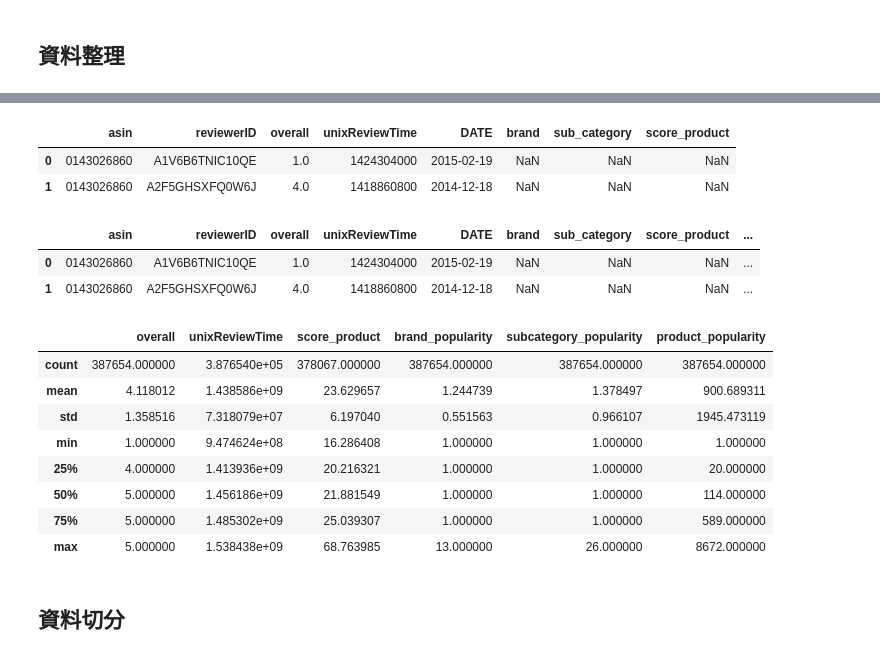
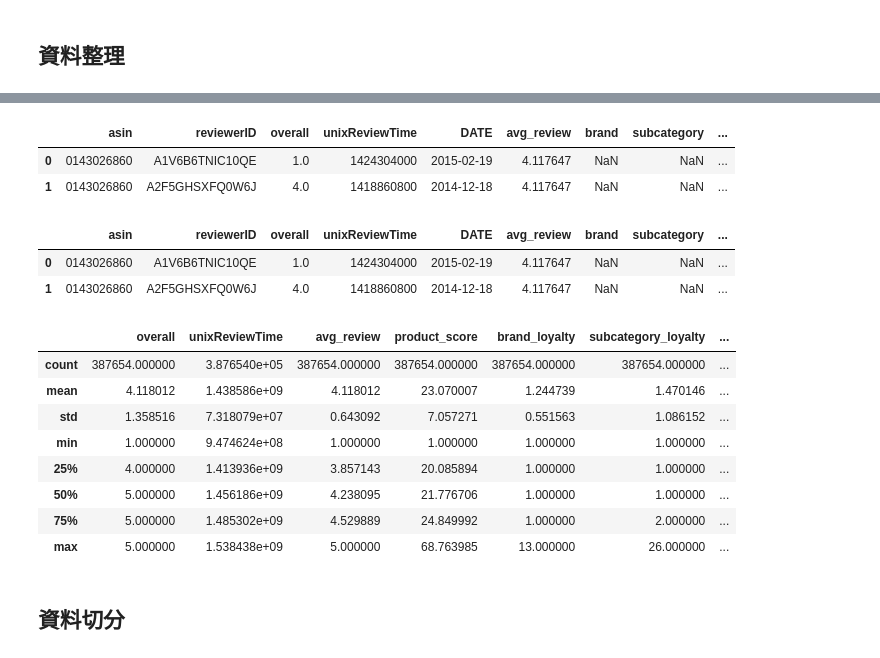
Before and after one commit to pearlpeiwenhuang/data-course-sample, a Jupyter notebook: sample.ipynb, the cells around one changed output, grey strips where cells are left out. Saved outputs shown, nothing was run; the diff lists cells and outputs as text; code cells hidden in the pictures.

```diff
--- a/sample.ipynb
+++ b/sample.ipynb
@@ -129,15 +130,27 @@ metadata = metadata.select(
                 , col("details.Shipping Advisory:").alias("shipping_advisory")
                 , col("details.Shipping Weight:").alias("shipping_weight")
                 )
+# %%
+metadata = metadata.select(col("*"), when(col("sub_category") == 'Beauty & Personal Care ', 'Beauty & Personal Care')
+                  .when(col("sub_category") == 'Beauty & Personal Care See Top 100', 'Beauty & Personal Care')
+                  .when(col("sub_category") == 'Beauty & Personal Care See top 100', 'Beauty & Personal Care')
+                  .when(col("sub_category") == 'Beauty &amp Personal Care ', 'Beauty & Personal Care')
+                  .when(col("sub_category") == 'Grocery & Gourmet Food ', 'Grocery & Gourmet Food')
+                  .when(col("sub_category") == 'Grocery & Gourmet Food See Top 100', 'Grocery & Gourmet Food')
+                  .when(col("sub_category") == 'Grocery &amp Gourmet Food ', 'Grocery & Gourmet Food')
+                  .when(col("sub_category") == 'Health & Household ', 'Health & Household')
+                  .when(col("sub_category") == 'Health &amp Household ', 'Health & Household')
+                  .when(col("sub_category").isNull(), 'no Category')
+                  .otherwise(col("sub_category")).alias("subcategory"))
 # %%
 # if the info on below variables are not null, then sum as 1
 # log10 rank by sub_category and multiply 100 as score
 metadata_scored = metadata.withColumn('score_if', func.sum(col("if_title")+col("if_feature")+col("if_description")+col("if_imageURL") \
                                       +col("if_imageURLHighRes")+col("if_tech1")+col("if_batteries") \
                                       +col("if_discountedByManufacturer")).over(Window.partitionBy("asin"))) \
-                   .withColumn('score_rank', (100 / func.log10(col("rank_sub_category"))).alias("score_rank")) \
-                   .withColumn('score_product', col("score_if") + col("score_rank"))
-metadata_selected = metadata_scored.select("asin", "brand", "sub_category", "score_product")
+                          .withColumn('score_rank', (100 / func.log10(col("rank_sub_category"))).alias("score_rank")) \
+                          .withColumn('product_score', col("score_if") + col("score_rank"))
+metadata_selected = metadata_scored.select("asin", "brand", "subcategory", "product_score")
 # %%
 # metadata.stat.corr("rank_sub_category", "score_if")
 # metadata_scored.summary().show(10, False)
@@ -159,38 +172,40 @@ metadata_selected.summary().show(10, False)
 metadata_pd = metadata_selected.toPandas()
 # %%
 ratings['DATE'] = pd.to_datetime(ratings['unixReviewTime'], unit='s')
+ratings['avg_review'] = ratings.groupby(['asin'])['overall'].transform('mean')
 # ratings = ratings.select("asin", "reviewerID", col("overall").cast(DoubleType()).alias("overall")
 #               , func.from_unixtime("unixReviewTime","yyyy-MM-dd HH:mm:ss").alias("timestamp"))
 # %%
 ratings_metadata = pd.merge(ratings,metadata_pd,on='asin',how='left')
 ratings_metadata.head(2)
 # %% [output]
-|  | asin | reviewerID | overall | unixReviewTime | DATE | brand | sub_category | score_product |
-| 0 | 0143026860 | A1V6B6TNIC10QE | 1.0 | 1424304000 | 2015-02-19 | NaN | NaN | NaN |
-| 1 | 0143026860 | A2F5GHSXFQ0W6J | 4.0 | 1418860800 | 2014-12-18 | NaN | NaN | NaN |
+|  | asin | reviewerID | overall | unixReviewTime | DATE | avg_review | brand | subcategory | ... |
+| 0 | 0143026860 | A1V6B6TNIC10QE | 1.0 | 1424304000 | 2015-02-19 | 4.117647 | NaN | NaN | ... |
+| 1 | 0143026860 | A2F5GHSXFQ0W6J | 4.0 | 1418860800 | 2014-12-18 | 4.117647 | NaN | NaN | ... |
 # %%
-ratings_metadata['brand_popularity'] = ratings_metadata.groupby(["reviewerID", "brand"])["asin"].transform('count')
-ratings_metadata['brand_popularity'].fillna(1, inplace=True)
-ratings_metadata['subcategory_popularity'] = ratings_metadata.groupby(["reviewerID", "sub_category"])["asin"].transform('count')
-ratings_metadata['subcategory_popularity'].fillna(1, inplace=True)
+ratings_metadata['brand_loyalty'] = ratings_metadata.groupby(["reviewerID", "brand"])["asin"].transform('count')
+ratings_metadata['brand_loyalty'].fillna(1, inplace=True)
+ratings_metadata['subcategory_loyalty'] = ratings_metadata.groupby(["reviewerID", "subcategory"])["asin"].transform('count')
+ratings_metadata['subcategory_loyalty'].fillna(1, inplace=True)
 ratings_metadata['product_popularity'] = ratings_metadata.groupby(["asin"])["reviewerID"].transform('count')
+ratings_metadata['product_score'].fillna(1, inplace=True)
 ratings_metadata.head(2)
 # %% [output]
-|  | asin | reviewerID | overall | unixReviewTime | DATE | brand | sub_category | score_product | ... |
-| 0 | 0143026860 | A1V6B6TNIC10QE | 1.0 | 1424304000 | 2015-02-19 | NaN | NaN | NaN | ... |
-| 1 | 0143026860 | A2F5GHSXFQ0W6J | 4.0 | 1418860800 | 2014-12-18 | NaN | NaN | NaN | ... |
+|  | asin | reviewerID | overall | unixReviewTime | DATE | avg_review | brand | subcategory | ... |
+| 0 | 0143026860 | A1V6B6TNIC10QE | 1.0 | 1424304000 | 2015-02-19 | 4.117647 | NaN | NaN | ... |
+| 1 | 0143026860 | A2F5GHSXFQ0W6J | 4.0 | 1418860800 | 2014-12-18 | 4.117647 | NaN | NaN | ... |
 # %%
 ratings_metadata.describe()
 # %% [output]
-|  | overall | unixReviewTime | score_product | brand_popularity | subcategory_popularity | product_popularity |
-| count | 387654.000000 | 3.876540e+05 | 378067.000000 | 387654.000000 | 387654.000000 | 387654.000000 |
-| mean | 4.118012 | 1.438586e+09 | 23.629657 | 1.244739 | 1.378497 | 900.689311 |
-| std | 1.358516 | 7.318079e+07 | 6.197040 | 0.551563 | 0.966107 | 1945.473119 |
-| min | 1.000000 | 9.474624e+08 | 16.286408 | 1.000000 | 1.000000 | 1.000000 |
-| 25% | 4.000000 | 1.413936e+09 | 20.216321 | 1.000000 | 1.000000 | 20.000000 |
-| 50% | 5.000000 | 1.456186e+09 | 21.881549 | 1.000000 | 1.000000 | 114.000000 |
-| 75% | 5.000000 | 1.485302e+09 | 25.039307 | 1.000000 | 1.000000 | 589.000000 |
-| max | 5.000000 | 1.538438e+09 | 68.763985 | 13.000000 | 26.000000 | 8672.000000 |
+|  | overall | unixReviewTime | avg_review | product_score | brand_loyalty | subcategory_loyalty | ... |
+| count | 387654.000000 | 3.876540e+05 | 387654.000000 | 387654.000000 | 387654.000000 | 387654.000000 | ... |
+| mean | 4.118012 | 1.438586e+09 | 4.118012 | 23.070007 | 1.244739 | 1.470146 | ... |
+| std | 1.358516 | 7.318079e+07 | 0.643092 | 7.057271 | 0.551563 | 1.086152 | ... |
+| min | 1.000000 | 9.474624e+08 | 1.000000 | 1.000000 | 1.000000 | 1.000000 | ... |
+| 25% | 4.000000 | 1.413936e+09 | 3.857143 | 20.085894 | 1.000000 | 1.000000 | ... |
+| 50% | 5.000000 | 1.456186e+09 | 4.238095 | 21.776706 | 1.000000 | 1.000000 | ... |
+| 75% | 5.000000 | 1.485302e+09 | 4.529889 | 24.849992 | 1.000000 | 2.000000 | ... |
+| max | 5.000000 | 1.538438e+09 | 5.000000 | 68.763985 | 13.000000 | 26.000000 | ... |
 # %% [markdown]
 ## 資料切分
 # %%
```
Also changed, not shown: parts of 9 cells of this notebook.
